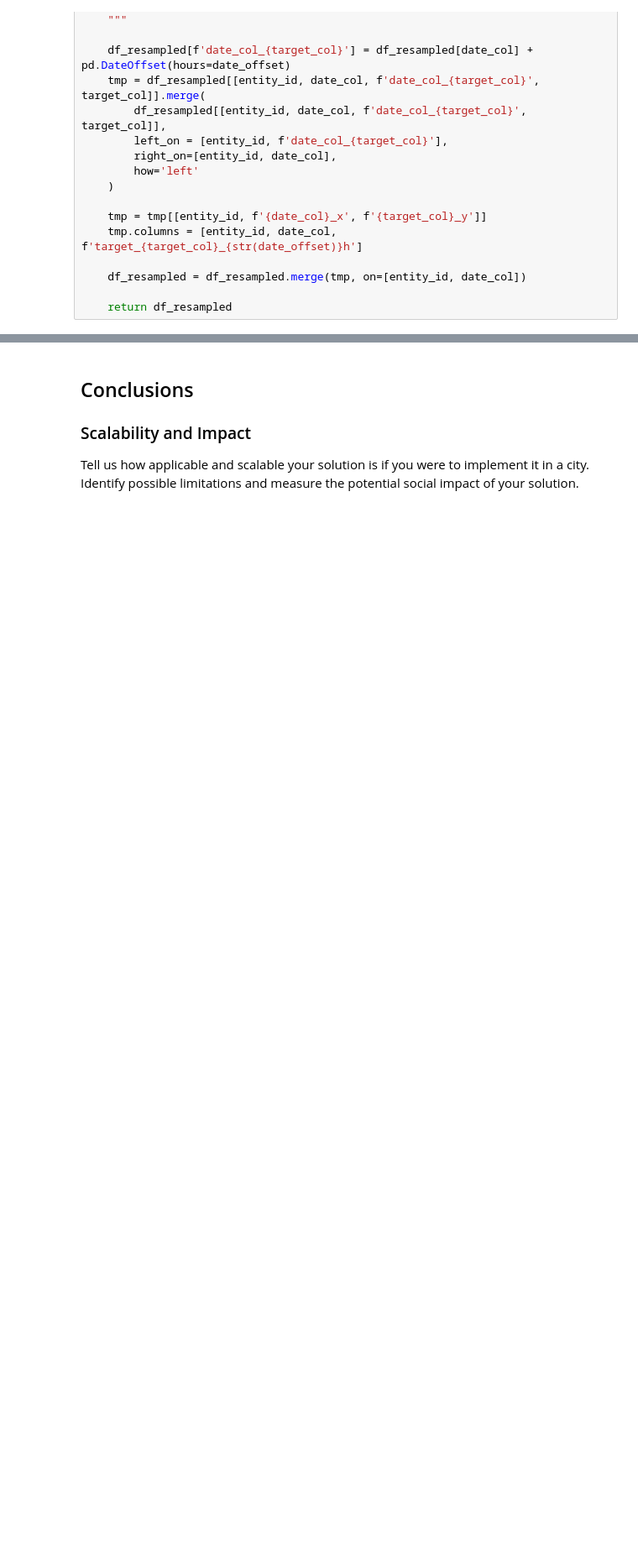
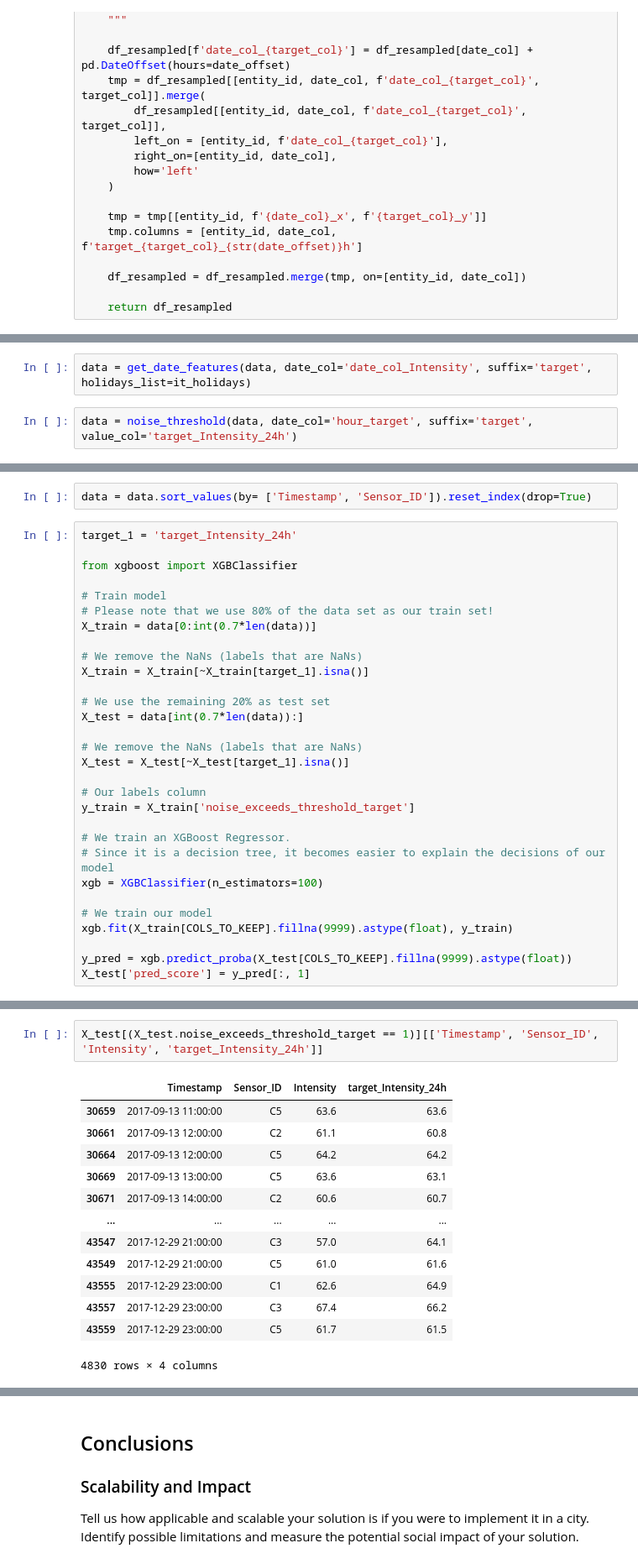
Before and after one commit to TiagoFilipeSousaGoncalves/wdl-tech-moguls, a Jupyter notebook: finals/Deliverable.ipynb, the cells around one changed output, grey strips where cells are left out. Shown at 84% size. Cells and saved outputs as stored; diff of their text form; blank space fills up the shorter version.

Commit message:
Baseline model

```diff
--- a/finals/Deliverable.ipynb
+++ b/finals/Deliverable.ipynb
@@ -252,0 +261,4 @@ df.head(3)
+# %%
+data = get_date_features(data, date_col='date_col_Intensity', suffix='target', holidays_list=it_holidays)
+# %%
+data = noise_threshold(data, date_col='hour_target', suffix='target', value_col='target_Intensity_24h')
@@ -252,0 +303,32 @@ df.head(3)
+# %%
+data = data.sort_values(by= ['Timestamp', 'Sensor_ID']).reset_index(drop=True)
+# %%
+target_1 = 'target_Intensity_24h'
+
+from xgboost import XGBClassifier
+
+# Train model
+# Please note that we use 80% of the data set as our train set!
+X_train = data[0:int(0.7*len(data))]
+
+# We remove the NaNs (labels that are NaNs)
+X_train = X_train[~X_train[target_1].isna()]
+
+# We use the remaining 20% as test set
+X_test = data[int(0.7*len(data)):]
+
+# We remove the NaNs (labels that are NaNs)
+X_test = X_test[~X_test[target_1].isna()]
+
+# Our labels column
+y_train = X_train['noise_exceeds_threshold_target']
+
+# We train an XGBoost Regressor.
+# Since it is a decision tree, it becomes easier to explain the decisions of our model
+xgb = XGBClassifier(n_estimators=100)
+
+# We train our model
+xgb.fit(X_train[COLS_TO_KEEP].fillna(9999).astype(float), y_train)
+
+y_pred = xgb.predict_proba(X_test[COLS_TO_KEEP].fillna(9999).astype(float))
+X_test['pred_score'] = y_pred[:, 1]
@@ -252,0 +341,16 @@ df.head(3)
+# %%
+X_test[(X_test.noise_exceeds_threshold_target == 1)][['Timestamp', 'Sensor_ID', 'Intensity', 'target_Intensity_24h']]
+# %% [output]
+|  | Timestamp | Sensor_ID | Intensity | target_Intensity_24h |
+| 30659 | 2017-09-13 11:00:00 | C5 | 63.6 | 63.6 |
+| 30661 | 2017-09-13 12:00:00 | C2 | 61.1 | 60.8 |
+| 30664 | 2017-09-13 12:00:00 | C5 | 64.2 | 64.2 |
+| 30669 | 2017-09-13 13:00:00 | C5 | 63.6 | 63.1 |
+| 30671 | 2017-09-13 14:00:00 | C2 | 60.6 | 60.7 |
+| ... | ... | ... | ... | ... |
+| 43547 | 2017-12-29 21:00:00 | C3 | 57.0 | 64.1 |
+| 43549 | 2017-12-29 21:00:00 | C5 | 61.0 | 61.6 |
+| 43555 | 2017-12-29 23:00:00 | C1 | 62.6 | 64.9 |
+| 43557 | 2017-12-29 23:00:00 | C3 | 67.4 | 66.2 |
+| 43559 | 2017-12-29 23:00:00 | C5 | 61.7 | 61.5 |
+4830 rows × 4 columns
```
Also changed, not shown: parts of 19 cells of this notebook.
